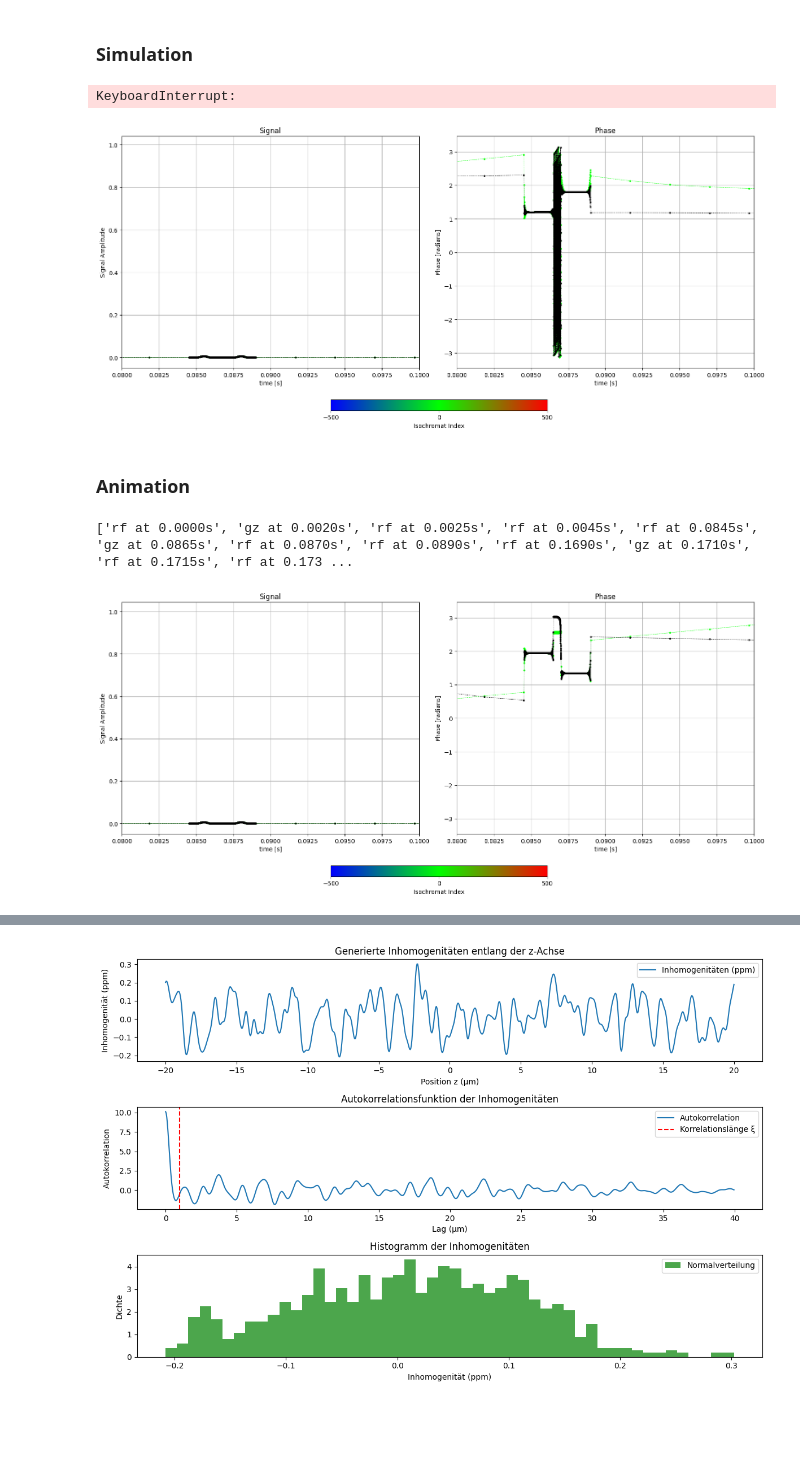
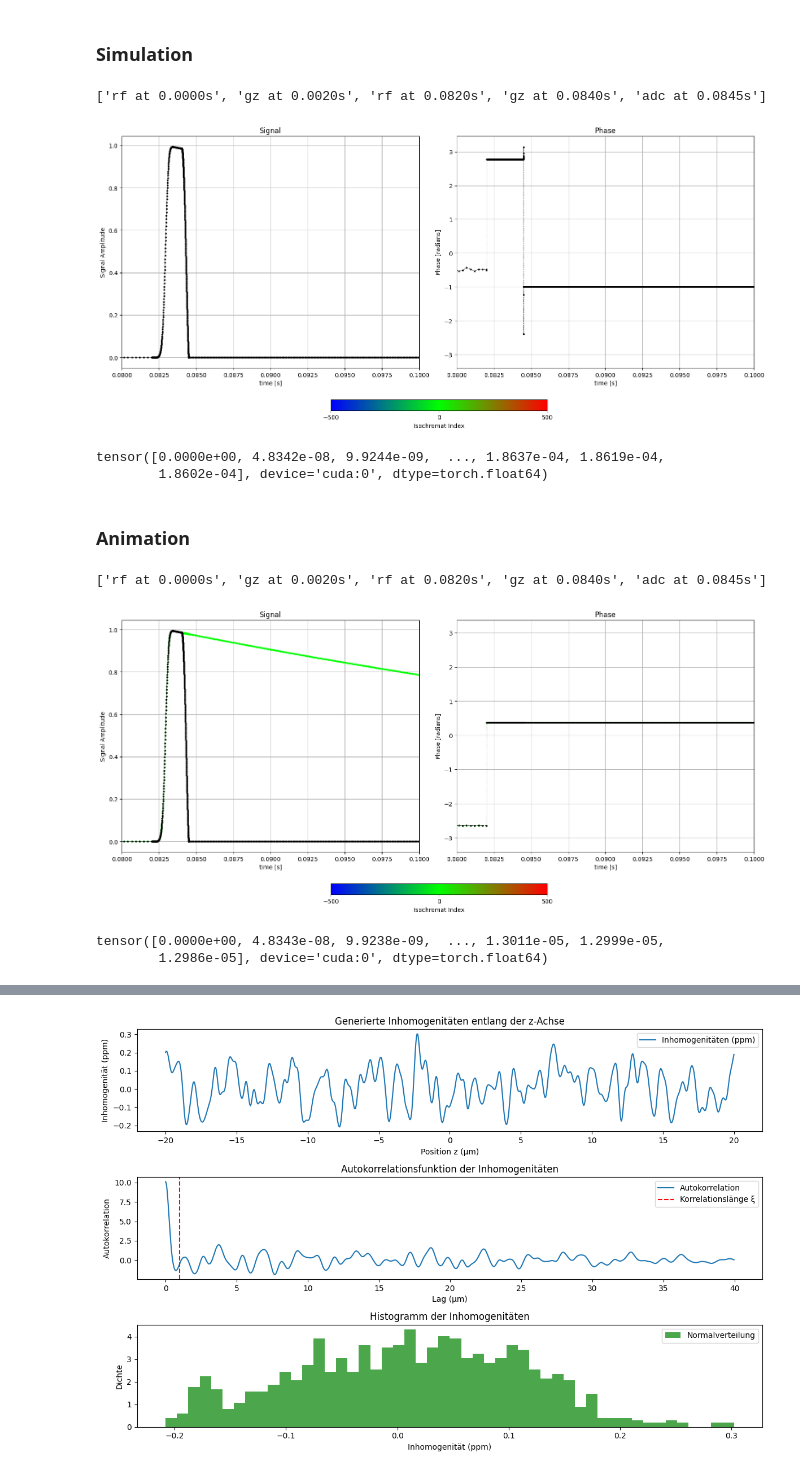
Before and after one commit to dantona02/optim, a Jupyter notebook: testing.ipynb, the cells around one changed output, grey strips where cells are left out. Cells and saved outputs as stored; diff of their text form; code cells hidden in the pictures; blank space fills up the shorter version.

```diff
--- a/testing.ipynb
+++ b/testing.ipynb
@@ -9,19 +9,20 @@ import matplotlib.pyplot as plt
 low = -20e-6
 high = 20e-6
 
-n_iso = 10000
+n_iso = 1000
 
 z_pos = np.linspace(low, high, n_iso)
 z_pos = torch.tensor(z_pos)
 z_pos = torch.cat((z_pos, torch.tensor([0.0])))  # Füge 0 hinzu
+z_pos = torch.sort(z_pos).values
 # %%
 seq_path_gauss = 'seq_lib/10_ETM.seq'
 config_path = 'sim_lib/config_1pool.yaml'
 
-adc_time = 12e-3
+adc_time = 20e-3
 retun_zmag = False
 show_plot = False
-n_backlog = 'ALL'
+n_backlog = 4
 webhook = False
 plt_range = [0, 4]
 iso_select = [-5,0,5]
@@ -37,30 +38,37 @@ sim = simulate(config_file=config_path,
                    webhook=webhook,
                    plt_range=plt_range)  # simulation mac
 # %% [output]
-KeyboardInterrupt:
+['rf at 0.0000s', 'gz at 0.0020s', 'rf at 0.0820s', 'gz at 0.0840s', 'adc at 0.0845s']
 # %%
+# %matplotlib widget
 from bmc.utils.eval import plot_sim
 time, m_z, m_z_total, m_c, m_c_total = sim.get_mag(return_cest_pool=False)
 time = time.cpu().numpy()
 m_z = m_z.cpu().numpy()
 m_z_total = m_z_total.cpu().numpy()
 m_c = m_c.cpu().numpy()
 m_c_total = m_c_total.cpu().numpy()
 
-iso_select = [0]
+iso_select = [-1000]
 plt_range = [0.0, 0.0353] #1ETM
 # plt_range = [0.0675, 0.074] #5ETM
 # plt_range = [0.1250, 0.141] #10ETM
 # plt_range = [0.0675, 0.09]
 plt_range = [0.08, 0.1]
 
 # _ = plot_sim(m_out=[m_z, m_z_total], time=time., plt_range=plt_range, iso_select=iso_select)
 _ = plot_sim(m_out=[m_c, m_c_total], time=time, plt_range=plt_range, iso_select=iso_select)
 
 m_trans_plus = np.abs(m_c_total)[-900:]
 m_z_plus = m_z_total
 # %% [output]
-[figure, old version]
+[figure, new version]
+# %%
+time, m_z, m_z_total, m_c, m_c_total = sim.get_mag(return_cest_pool=False)
+torch.abs(m_c_total)
+# %% [output]
+tensor([0.0000e+00, 4.8342e-08, 9.9244e-09,  ..., 1.8637e-04, 1.8619e-04,
+        1.8602e-04], device='cuda:0', dtype=torch.float64)
 # %% [markdown]
 ### Animation
 # %%
@@ -93,7 +101,7 @@ sim_minus = simulate(config_file=config_path,
                    webhook=webhook,
                    plt_range=plt_range)  # simulation mac
 # %% [output]
-['rf at 0.0000s', 'gz at 0.0020s', 'rf at 0.0025s', 'rf at 0.0045s', 'rf at 0.0845s', 'gz at 0.0865s', 'rf at 0.0870s', 'rf at 0.0890s', 'rf at 0.1690s', 'gz at 0.1710s', 'rf at 0.1715s', 'rf at 0.173 ...
+['rf at 0.0000s', 'gz at 0.0020s', 'rf at 0.0820s', 'gz at 0.0840s', 'adc at 0.0845s']
 # %%
 from bmc.utils.eval import plot_sim
 time, m_z, m_z_total, m_c, m_c_total = sim_minus.get_mag(return_cest_pool=False)
@@ -117,7 +125,13 @@ _ = plot_sim(m_out=[m_c, m_c_total], time=time, plt_range=plt_range, iso_select=
 
 m_trans_minus = np.abs(m_c_total)[-900:]
 # %% [output]
-[figure, old version]
+[figure, new version]
+# %%
+time, m_z, m_z_total, m_c, m_c_total = sim_minus.get_mag(return_cest_pool=False)
+torch.abs(m_c_total)
+# %% [output]
+tensor([0.0000e+00, 4.8343e-08, 9.9238e-09,  ..., 1.3011e-05, 1.2999e-05,
+        1.2986e-05], device='cuda:0', dtype=torch.float64)
 # %%
 x_rf = np.arange(0, 2e-3, 2e-3/300)
 x_spoil = np.arange(2e-3,2.5e-3, 0.5e-3/300) #0.5ms spoil
```
Also changed, not shown: parts of 4 cells of this notebook, 7 other files.
